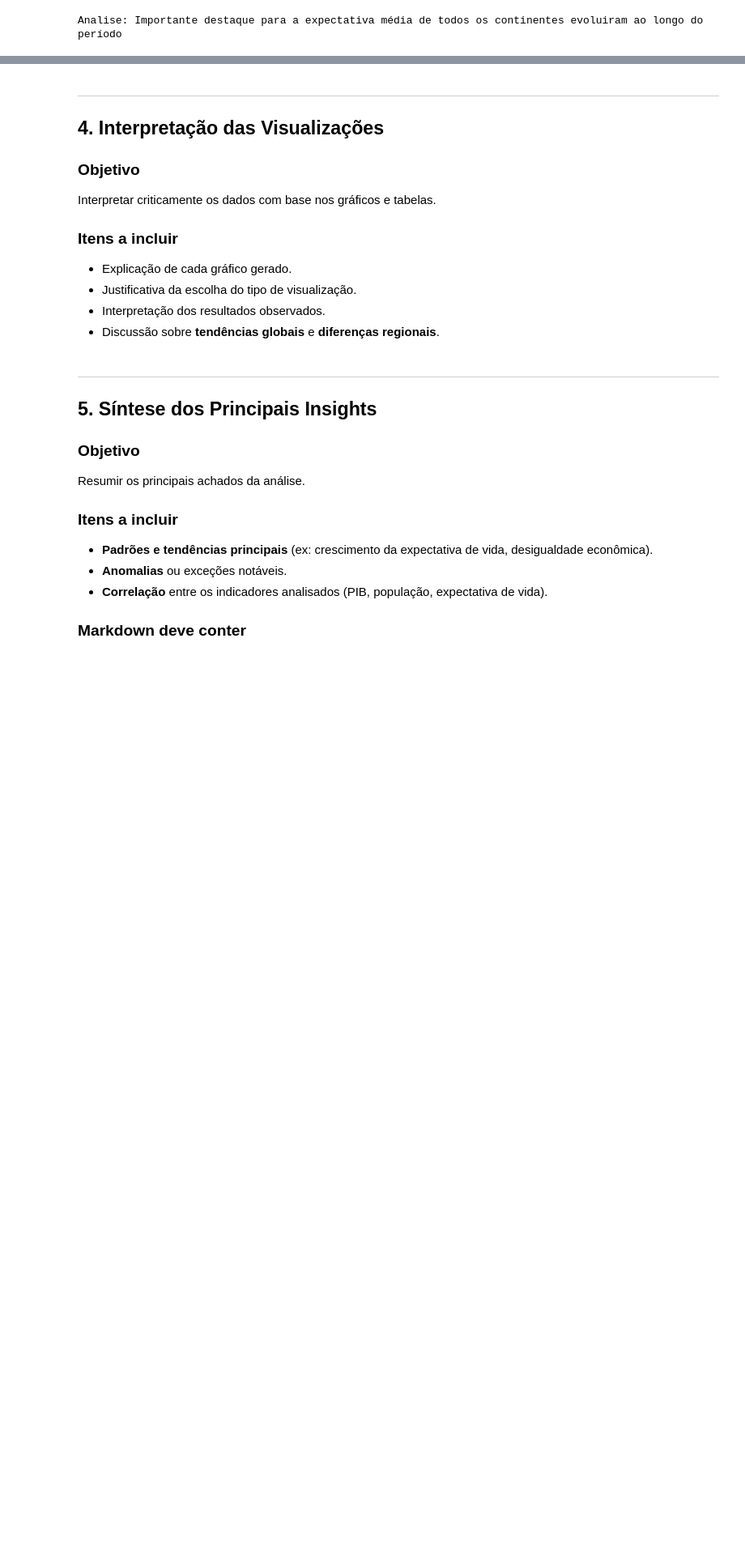
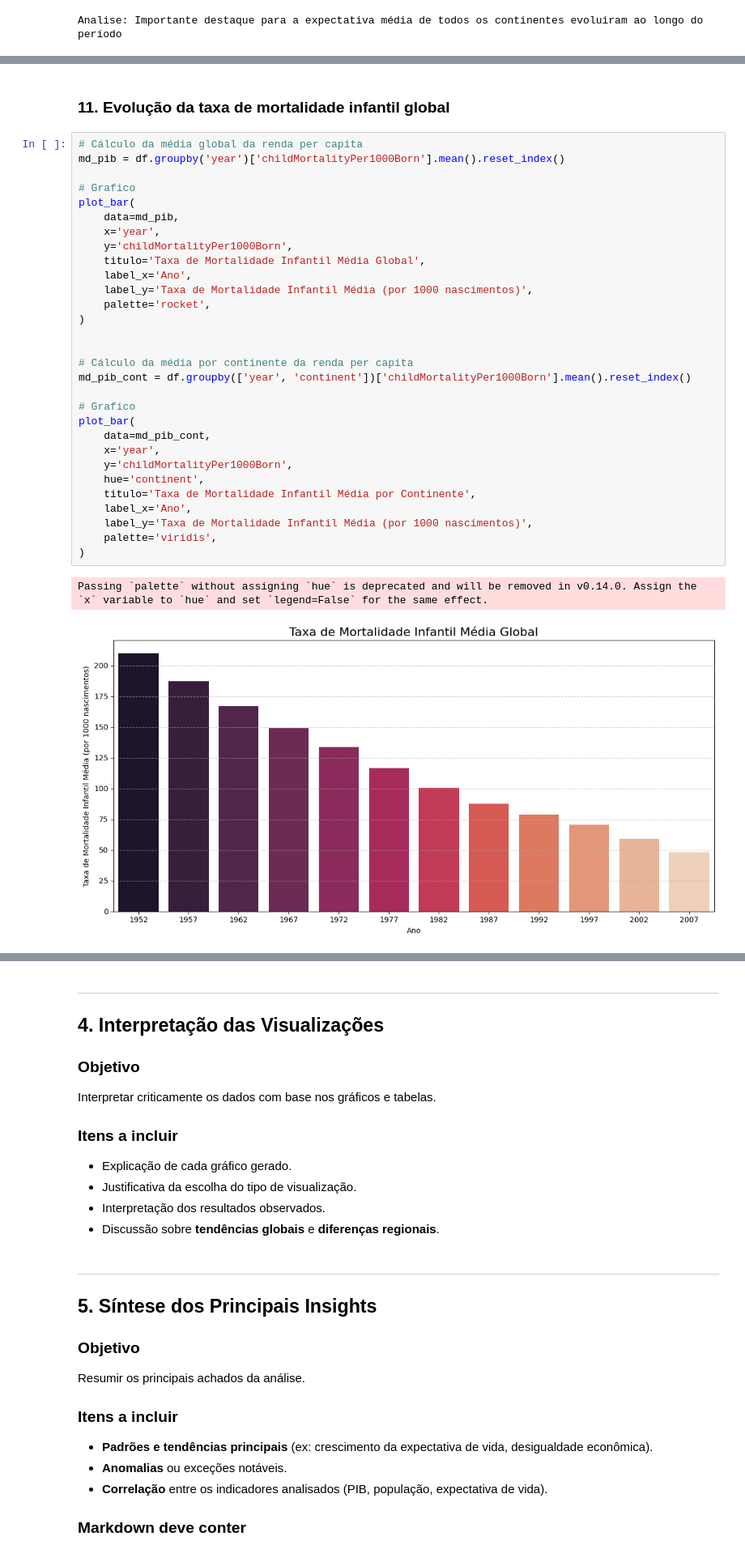
Before and after one commit to brunobgcardoso/avaliacao-python-ciencia-dados, a Jupyter notebook: src/Projeto.ipynb, the cells around one changed output, grey strips where cells are left out. Shown at 81% size. Cells and saved outputs as stored; diff of their text form; blank space fills up the shorter version.

```diff
--- a/src/Projeto.ipynb
+++ b/src/Projeto.ipynb
@@ -1415,0 +1433,35 @@ The library used by the *country names* `locationmode` option is changing in an
+# %% [markdown]
+### 11. Evolução da taxa de mortalidade infantil global
+# %%
+# Cálculo da média global da renda per capita
+md_pib = df.groupby('year')['childMortalityPer1000Born'].mean().reset_index()
+
+# Grafico
+plot_bar(
+    data=md_pib,
+    x='year',
+    y='childMortalityPer1000Born',
+    titulo='Taxa de Mortalidade Infantil Média Global',
+    label_x='Ano',
+    label_y='Taxa de Mortalidade Infantil Média (por 1000 nascimentos)',
+    palette='rocket',
+)
+
+
+# Cálculo da média por continente da renda per capita
+md_pib_cont = df.groupby(['year', 'continent'])['childMortalityPer1000Born'].mean().reset_index()
+
+# Grafico
+plot_bar(
+    data=md_pib_cont,
+    x='year',
+    y='childMortalityPer1000Born',
+    hue='continent',
+    titulo='Taxa de Mortalidade Infantil Média por Continente',
+    label_x='Ano',
+    label_y='Taxa de Mortalidade Infantil Média (por 1000 nascimentos)',
+    palette='viridis',
+)
+# %% [output]
+Passing `palette` without assigning `hue` is deprecated and will be removed in v0.14.0. Assign the `x` variable to `hue` and set `legend=False` for the same effect.
+[figure, added]
```
Also changed, not shown: parts of 24 cells of this notebook.
